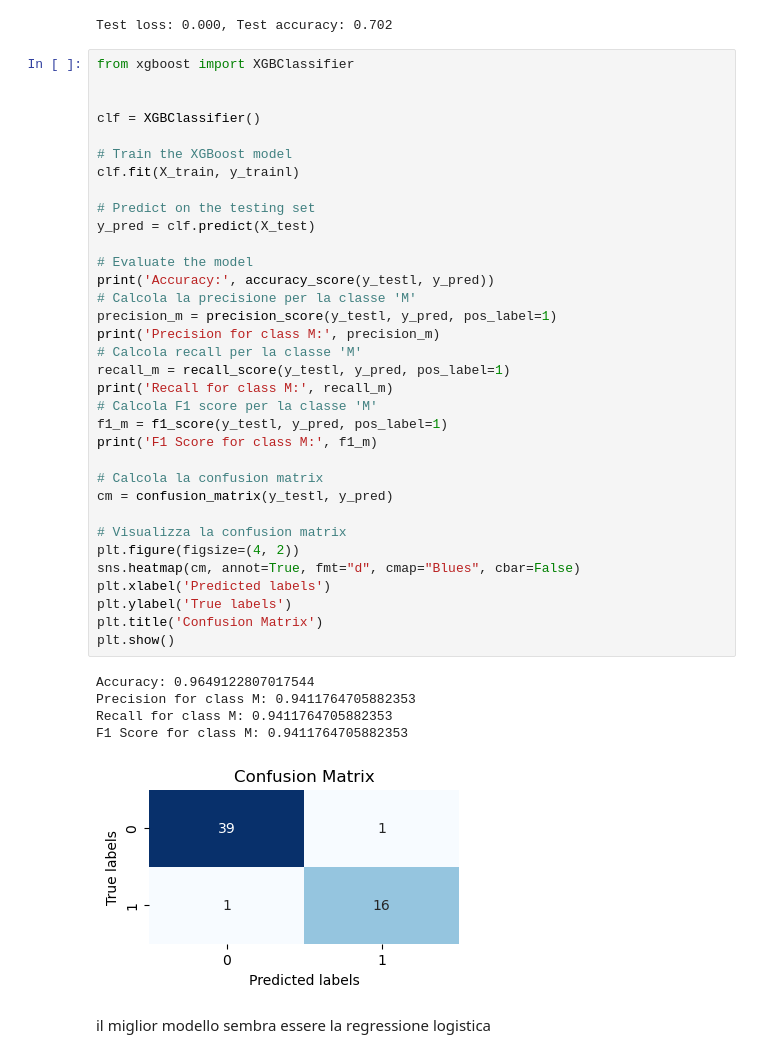
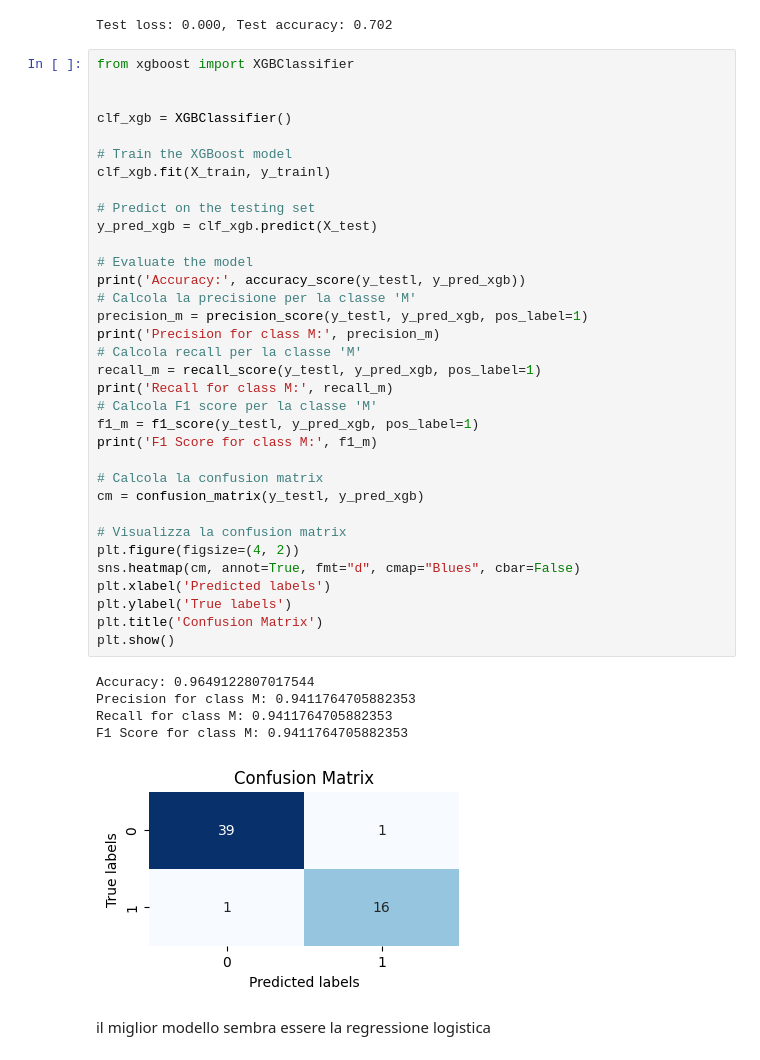
Before and after one commit to Danielevanzan/Progetto_data_proc, a Jupyter notebook: progetto.ipynb, the cells around one changed output. Cells and saved outputs as stored; diff of their text form.

```diff
--- a/progetto.ipynb
+++ b/progetto.ipynb
@@ -290,42 +295,42 @@ Test loss: 0.000, Test accuracy: 0.702
 from xgboost import XGBClassifier
 
 
-clf = XGBClassifier()
+clf_xgb = XGBClassifier()
 
 # Train the XGBoost model
-clf.fit(X_train, y_trainl)
+clf_xgb.fit(X_train, y_trainl)
 
 # Predict on the testing set
-y_pred = clf.predict(X_test)
+y_pred_xgb = clf_xgb.predict(X_test)
 
 # Evaluate the model
-print('Accuracy:', accuracy_score(y_testl, y_pred))
+print('Accuracy:', accuracy_score(y_testl, y_pred_xgb))
 # Calcola la precisione per la classe 'M'
-precision_m = precision_score(y_testl, y_pred, pos_label=1)
+precision_m = precision_score(y_testl, y_pred_xgb, pos_label=1)
 print('Precision for class M:', precision_m)
 # Calcola recall per la classe 'M'
-recall_m = recall_score(y_testl, y_pred, pos_label=1)
+recall_m = recall_score(y_testl, y_pred_xgb, pos_label=1)
 print('Recall for class M:', recall_m)
 # Calcola F1 score per la classe 'M'
-f1_m = f1_score(y_testl, y_pred, pos_label=1)
+f1_m = f1_score(y_testl, y_pred_xgb, pos_label=1)
 print('F1 Score for class M:', f1_m)
 
 # Calcola la confusion matrix
-cm = confusion_matrix(y_testl, y_pred)
+cm = confusion_matrix(y_testl, y_pred_xgb)
 
 # Visualizza la confusion matrix
 plt.figure(figsize=(4, 2))
 sns.heatmap(cm, annot=True, fmt="d", cmap="Blues", cbar=False)
 plt.xlabel('Predicted labels')
 plt.ylabel('True labels')
 plt.title('Confusion Matrix')
 plt.show()
 # %% [output]
 Accuracy: 0.9649122807017544
 Precision for class M: 0.9411764705882353
 Recall for class M: 0.9411764705882353
 F1 Score for class M: 0.9411764705882353
-[figure, old version]
+[figure, new version]
 # %% [markdown]
 il miglior modello sembra essere la regressione logistica
 # %%
```
Also changed, not shown: parts of 7 cells of this notebook.
